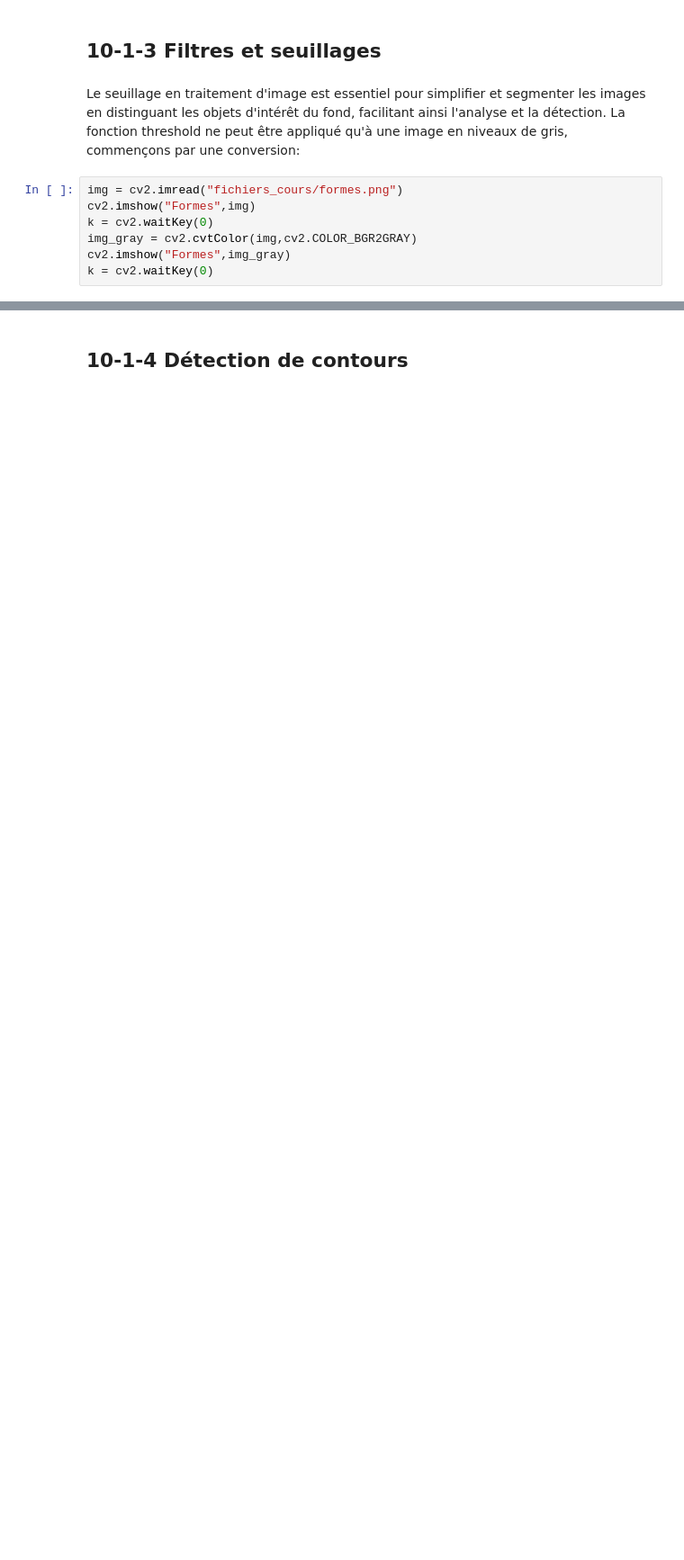
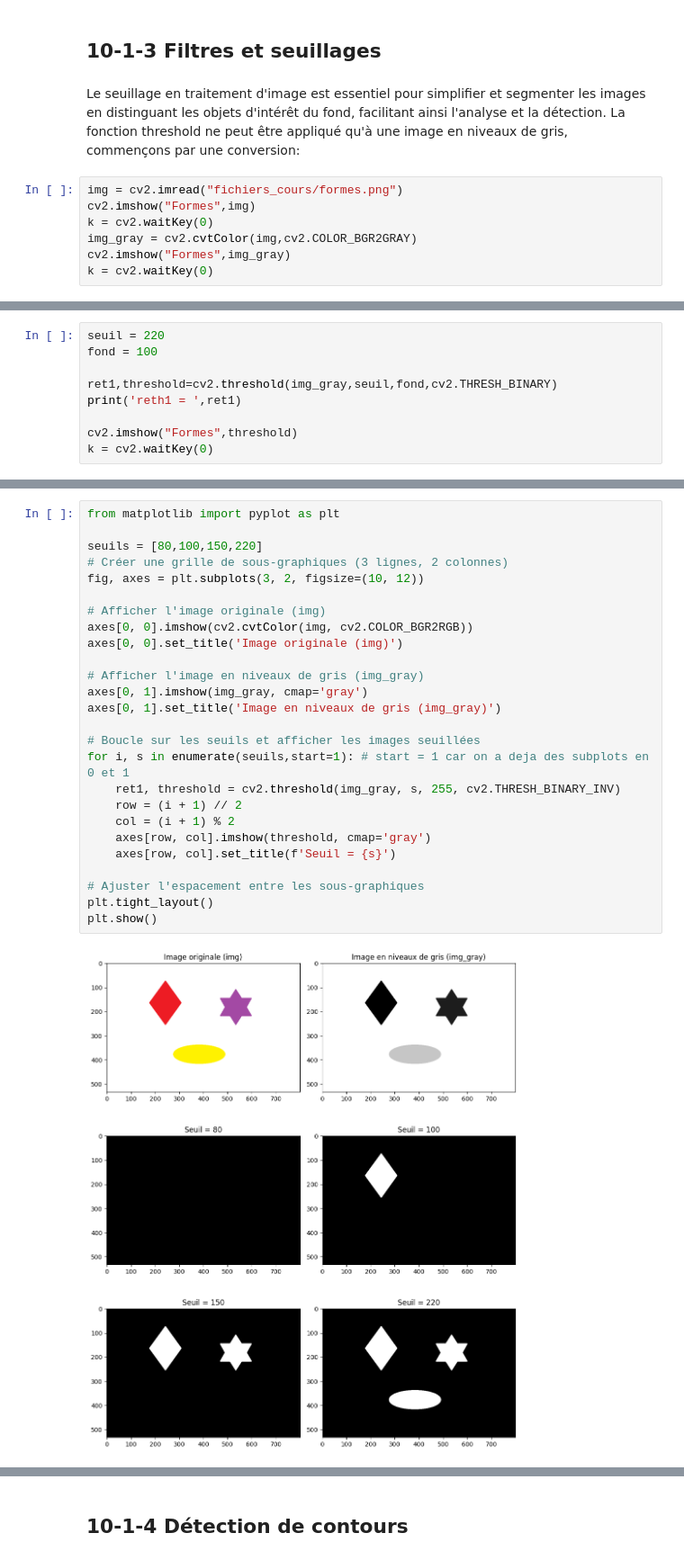
Before and after one commit to Simoooooooooon/CoursPython, a Jupyter notebook: CoursPython2IMACS#11_traitement_image.ipynb, the cells around one changed output, grey strips where cells are left out. Shown at 90% size. Drawn from its saved outputs; the diff is of its cells as text; blank space fills up the shorter version.

```diff
--- a/CoursPython2IMACS#11_traitement_image.ipynb
+++ b/CoursPython2IMACS#11_traitement_image.ipynb
@@ -145,0 +263,9 @@ Il est parfois necessaire de filtrer ou flouter l'image avant seuillage pour enl
+# %%
+seuil = 220
+fond = 100
+
+ret1,threshold=cv2.threshold(img_gray,seuil,fond,cv2.THRESH_BINARY)
+print('reth1 = ',ret1)
+
+cv2.imshow("Formes",threshold)
+k = cv2.waitKey(0)
@@ -145,0 +276,28 @@ Il est parfois necessaire de filtrer ou flouter l'image avant seuillage pour enl
+# %%
+from matplotlib import pyplot as plt
+
+seuils = [80,100,150,220]
+# Créer une grille de sous-graphiques (3 lignes, 2 colonnes)
+fig, axes = plt.subplots(3, 2, figsize=(10, 12))
+
+# Afficher l'image originale (img)
+axes[0, 0].imshow(cv2.cvtColor(img, cv2.COLOR_BGR2RGB))
+axes[0, 0].set_title('Image originale (img)')
+
+# Afficher l'image en niveaux de gris (img_gray)
+axes[0, 1].imshow(img_gray, cmap='gray')
+axes[0, 1].set_title('Image en niveaux de gris (img_gray)')
+
+# Boucle sur les seuils et afficher les images seuillées
+for i, s in enumerate(seuils,start=1): # start = 1 car on a deja des subplots en 0 et 1
+    ret1, threshold = cv2.threshold(img_gray, s, 255, cv2.THRESH_BINARY_INV)
+    row = (i + 1) // 2
+    col = (i + 1) % 2
+    axes[row, col].imshow(threshold, cmap='gray')
+    axes[row, col].set_title(f'Seuil = {s}')
+
+# Ajuster l'espacement entre les sous-graphiques
+plt.tight_layout()
+plt.show()
+# %% [output]
+[figure, added]
```
Also changed, not shown: parts of 103 cells of this notebook.
